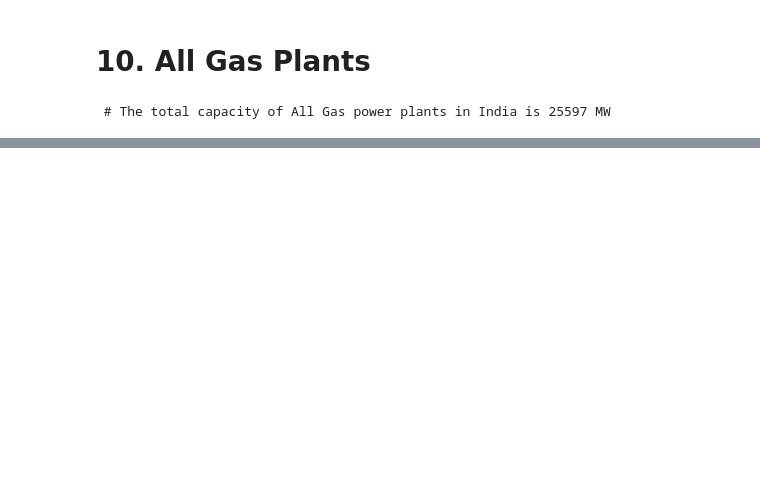
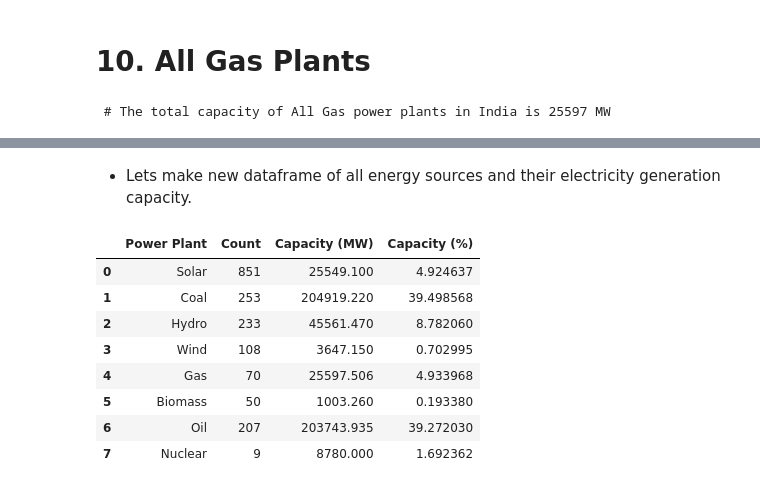
Before and after one commit to NehalGund/Power-Plant-Analysis-of-World-and-India, a Jupyter notebook: Power Plant Analysis of World and India.ipynb, the cells around one changed output, grey strips where cells are left out. Saved outputs shown, nothing was run; the diff lists cells and outputs as text; code cells hidden in the pictures; blank space fills up the shorter version.

```diff
--- a/Power Plant Analysis of World and India.ipynb
+++ b/Power Plant Analysis of World and India.ipynb
@@ -623,3 +616,41 @@ PNG image:
 
 ![all-gas-locations](https://user-images.githubusercontent.com/108085377/208232329-00b3ce1a-3b74-4b6b-b9c9-ccd590e0e19e.png)
 ![all-gas-25-locations](https://user-images.githubusercontent.com/108085377/208232331-58f16a43-346b-46ae-bb14-7afaeb2b3cbd.png)
+# %% [markdown]
+- Lets make new dataframe of all energy sources and their electricity generation capacity.
+# %%
+all_energy_source = pd.DataFrame({
+                                'Power Plant':['Solar','Coal','Hydro','Wind','Gas','Biomass','Oil','Nuclear'],
+                                'Count':[
+                                        india_solar['name of powerplant'].count(),
+                                        india_coal['name of powerplant'].count(),
+                                        india_hydro['name of powerplant'].count(),
+                                        india_wind['name of powerplant'].count(),
+                                        all_gas_plants['name of powerplant'].count(),
+                                        india_biomass['name of powerplant'].count(),
+                                        all_oil_plants['name of powerplant'].count(),
+                                        india_nuclear['name of powerplant'].count(),
+                                        ],
+                                'Capacity (MW)':[
+                                        india_solar['capacity in MW'].sum(),
+                                        india_coal['capacity in MW'].sum(),
+                                        india_hydro['capacity in MW'].sum(),
+                                        india_wind['capacity in MW'].sum(),
+                                        all_gas_plants['capacity in MW'].sum(),
+                                        india_biomass['capacity in MW'].sum(),
+                                        all_oil_plants['capacity in MW'].sum(),
+                                        india_nuclear['capacity in MW'].sum(),
+                                        ],
+                                })
+all_energy_source['Capacity (%)'] = (all_energy_source['Capacity (MW)']/all_energy_source['Capacity (MW)'].sum())*100
+all_energy_source
+# %% [output]
+|  | Power Plant | Count | Capacity (MW) | Capacity (%) |
+| 0 | Solar | 851 | 25549.100 | 4.924637 |
+| 1 | Coal | 253 | 204919.220 | 39.498568 |
+| 2 | Hydro | 233 | 45561.470 | 8.782060 |
+| 3 | Wind | 108 | 3647.150 | 0.702995 |
+| 4 | Gas | 70 | 25597.506 | 4.933968 |
+| 5 | Biomass | 50 | 1003.260 | 0.193380 |
+| 6 | Oil | 207 | 203743.935 | 39.272030 |
+| 7 | Nuclear | 9 | 8780.000 | 1.692362 |
```
Also changed, not shown: parts of 16 cells of this notebook.
